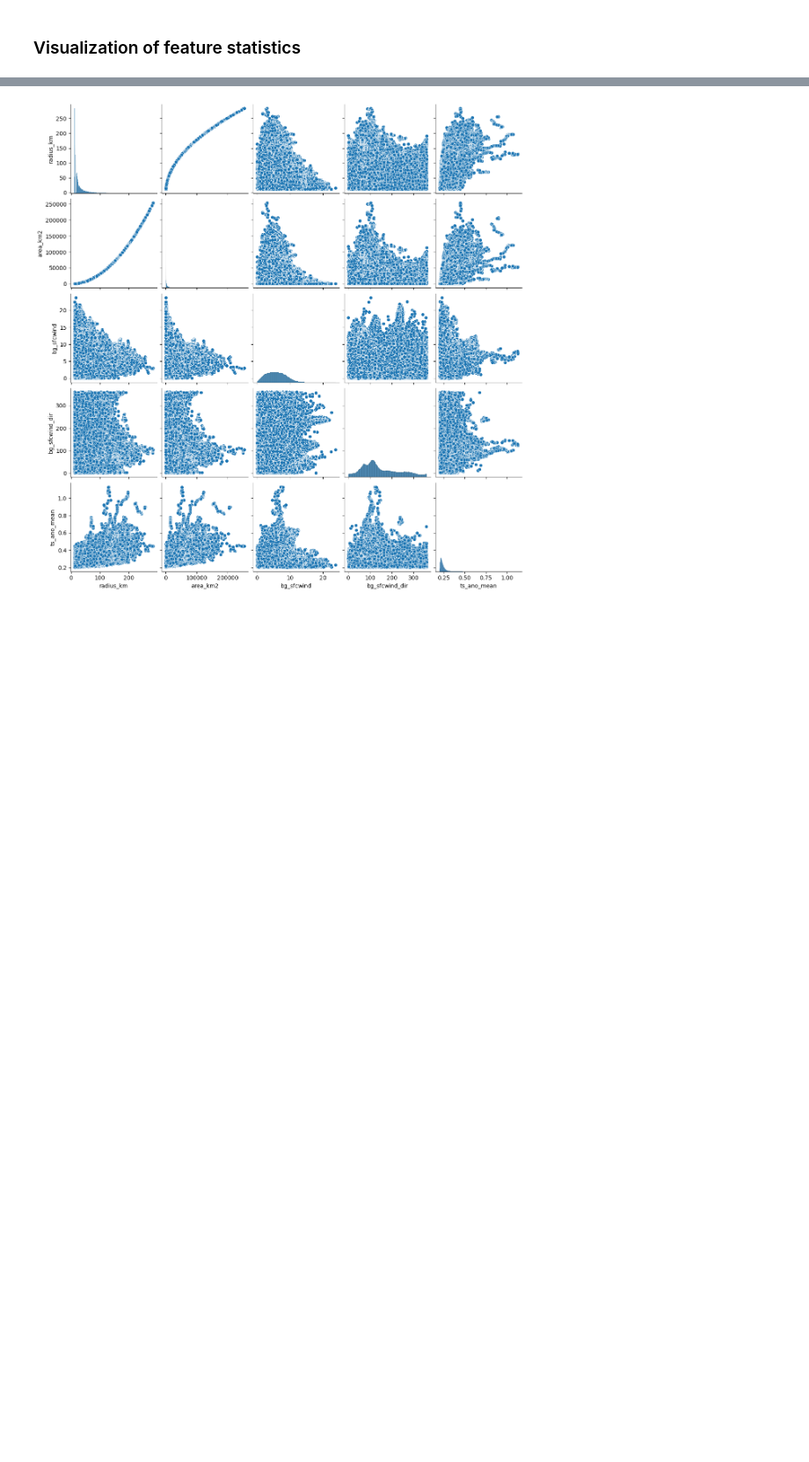
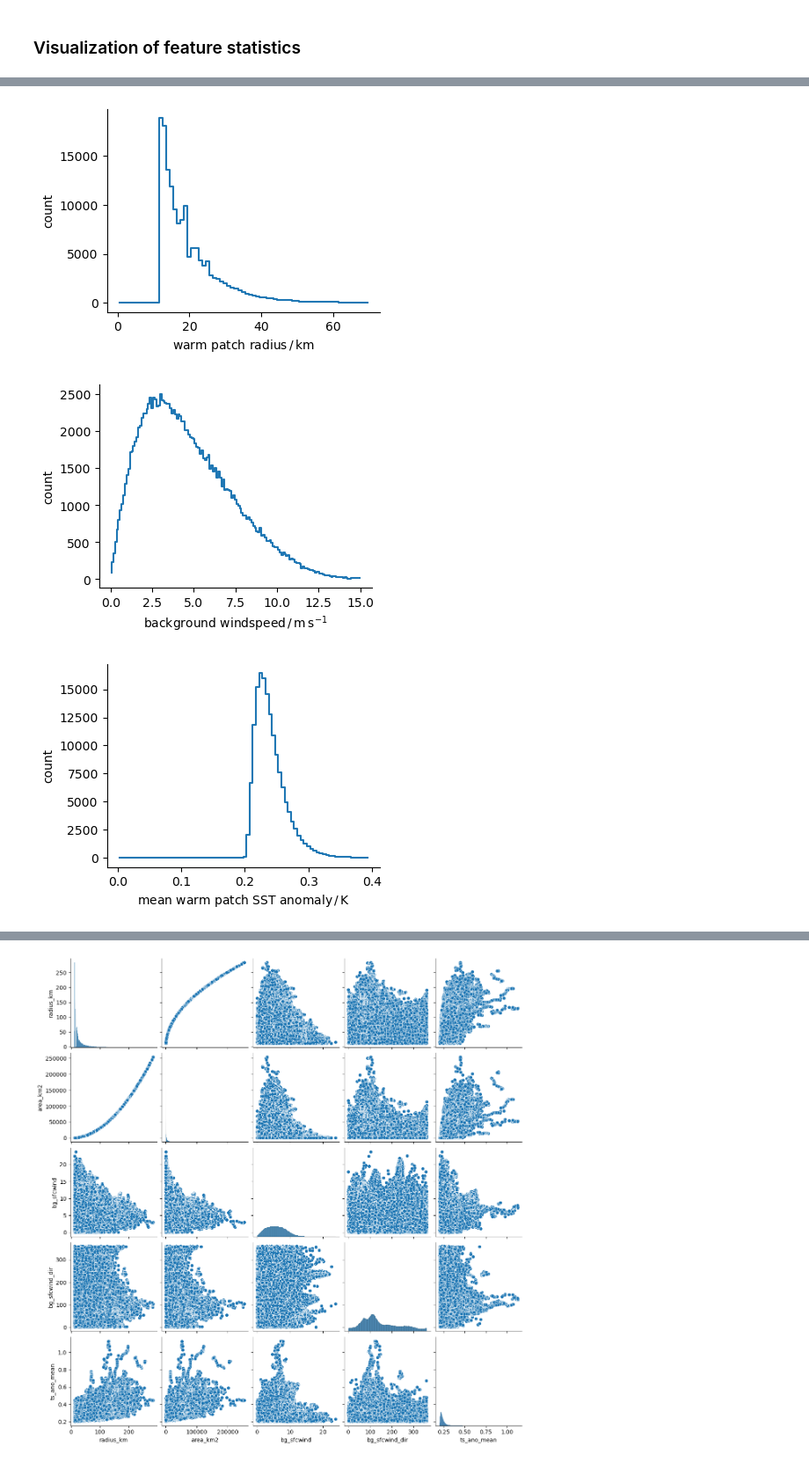
Before and after one commit to HF7weatherman/pycompo, a Jupyter notebook: examples/analyze_composite_stats.ipynb, the cells around one changed output, grey strips where cells are left out. Shown at 88% size. Cells and saved outputs as stored; diff of their text form; code cells hidden in the pictures; blank space fills up the shorter version.

```diff
--- a/examples/analyze_composite_stats.ipynb
+++ b/examples/analyze_composite_stats.ipynb
@@ -98,0 +98,36 @@ plt.show()
+# %%
+import matplotlib.pyplot as plt
+import hfplot.figure.figure as hffig
+
+bins = {
+    'radius_km': np.arange(0, 71, 1),
+    'bg_sfcwind': np.arange(0, 15.1, 0.1),
+    'ts_ano_mean': np.arange(0, 0.4, 0.005),
+}
+
+def get_bin_centers(bin_edges: np.ndarray) -> np.ndarray:
+    return (bin_edges[:-1] + bin_edges[1:]) / 2
+
+stats_list = ['radius_km', 'bg_sfcwind', 'ts_ano_mean']
+stats_labels = [
+    'warm patch radius$\,$/$\,$km',
+    'background windspeed$\,$/$\,$m$\,$s$^{-1}$',
+    'mean warm patch SST anomaly$\,$/$\,$K',]
+for i, var in enumerate(stats_list):
+    fig, axs = hffig.init_fig(style=None, asprat=(4, 3),)
+    counts_rainbelt, bins_rainbelt = np.histogram(
+        feature_props_rainbelt[var], bins=bins[var],
+        )
+    rel_freq_rainbelt = counts_rainbelt/counts_rainbelt.sum()
+    axs[0, 0].step(get_bin_centers(bins_rainbelt), counts_rainbelt,)
+    axs[0, 0].set_xlabel(stats_labels[i])
+    axs[0, 0].set_ylabel('count')
+    #plt.savefig(
+        #f'/home/m/m300738/project_TRR181L4/plots/sst_feature_composites/' +
+        #f'{analysis_idf}/{analysis_idf}_feature_stats_all.png', dpi=600,
+        #)
+    plt.show()
+# %% [output]
+[figure, added]
+[figure, added]
+[figure, added]
```
Also changed, not shown: parts of 5 cells of this notebook.
